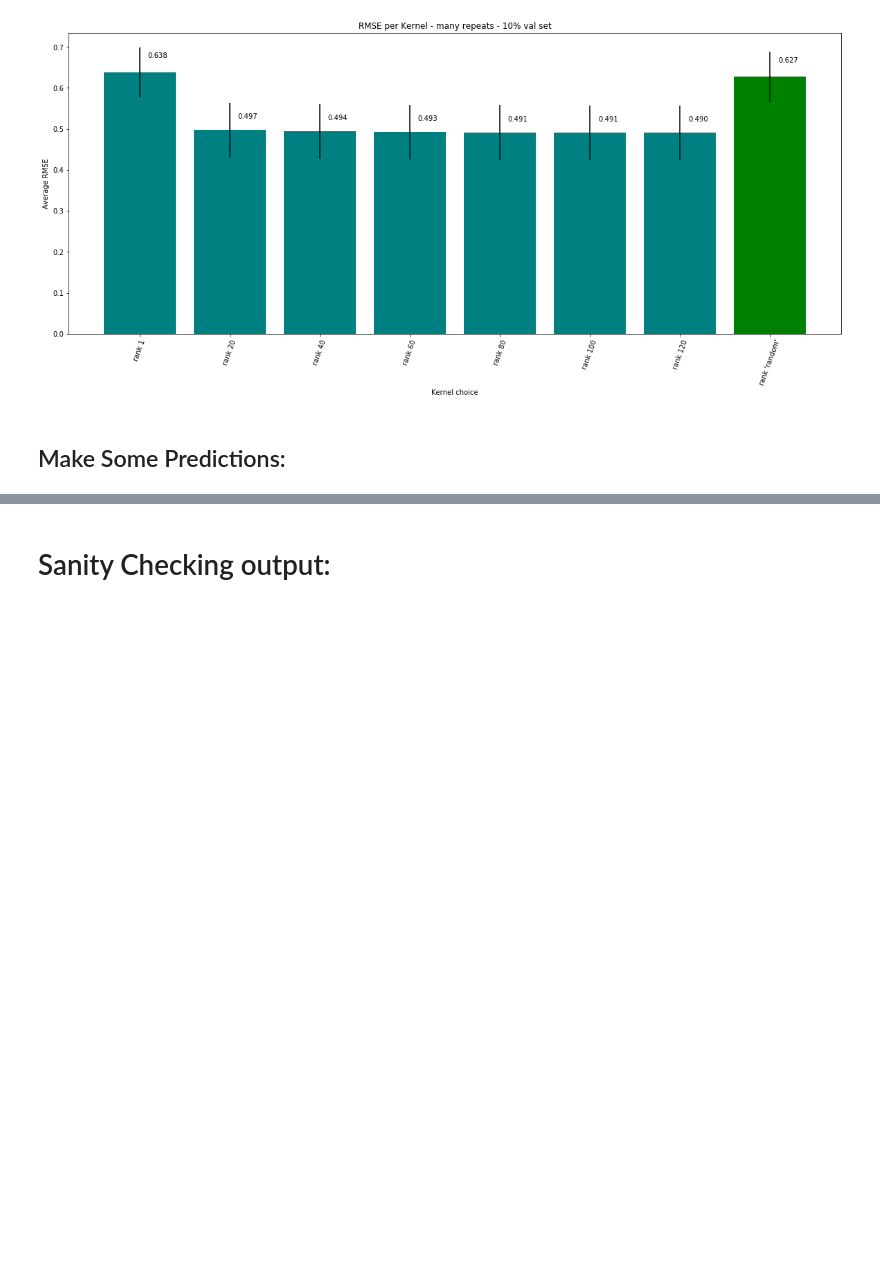
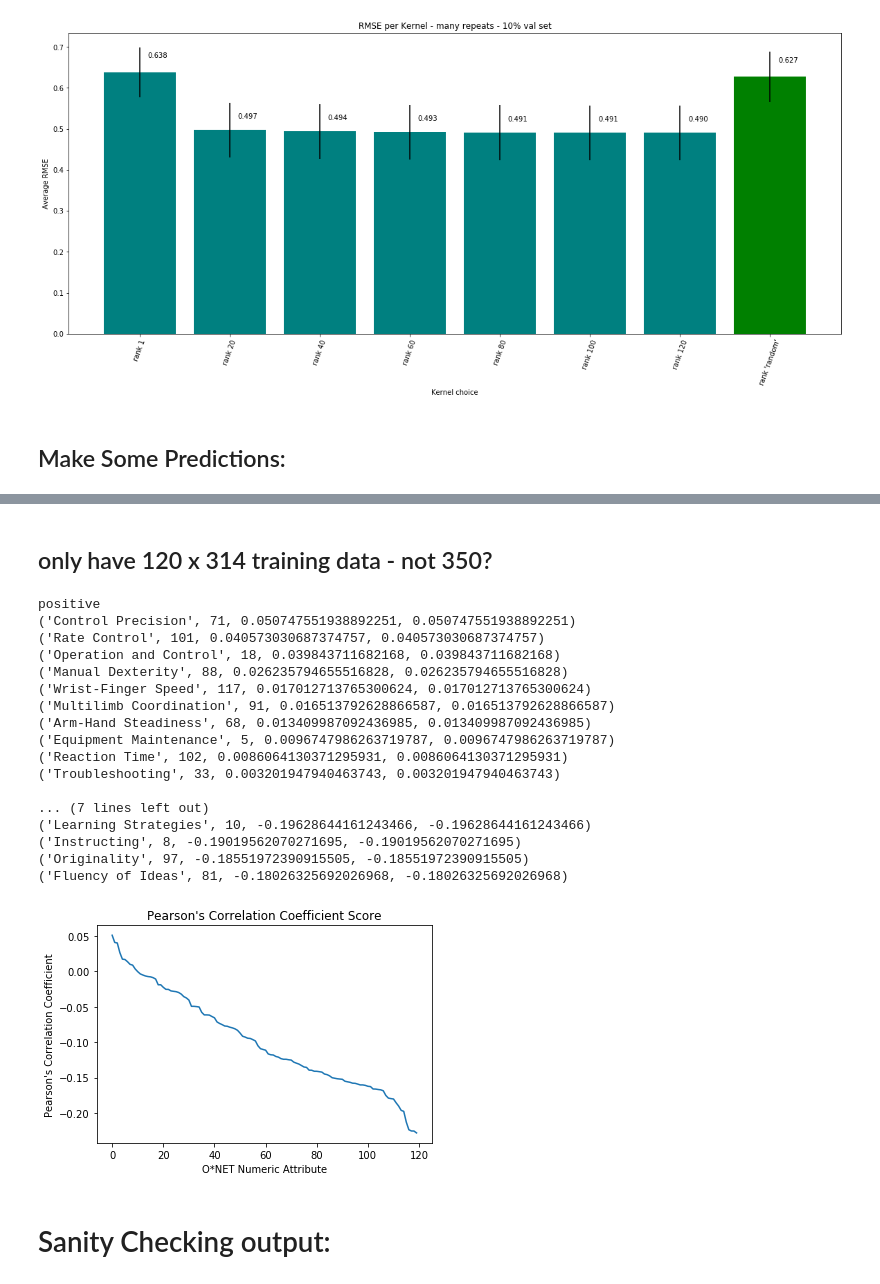
Before and after one commit to PDuckworth/FutureOf, a Jupyter notebook: FutureOfEmployment/GP_for_tasks_by_skills.ipynb, the cells around one changed output, grey strips where cells are left out. Drawn from its saved outputs; the diff is of its cells as text; code cells hidden in the pictures; blank space fills up the shorter version.

```diff
--- a/FutureOfEmployment/GP_for_tasks_by_skills.ipynb
+++ b/FutureOfEmployment/GP_for_tasks_by_skills.ipynb
@@ -691,3 +831,50 @@ y_pred, Vp = m.predict(x_test, full_cov=False)
+# %% [markdown]
+## only have 120 x 314 training data - not 350?
+# %%
+from scipy.stats import pearsonr
+
+(X, test, y) = data
+x_train = X[cols].as_matrix()
+X_n = (x_train-x_train.mean(axis=0))/x_train.std(axis=0)
+
+col_names = test.columns[2:]
+coefs_for_all = []
+for cnt, column in enumerate(X_n.T):
+    coef, p = pearsonr(column, y_train.reshape(314,))
+    coefs_for_all.append((col_names[cnt], cnt, coef, coef))
+
+l = [y[2] for y in sorted(coefs_for_all, key=lambda x: x[2])][::-1]
+
+plt.title("Pearson's Correlation Coefficient Score")
+plt.ylabel("Pearson's Correlation Coefficient")
+plt.xlabel("O*NET Numeric Attribute")
+plt.plot(xrange(120), l)
+
+print "positive"
+for i in [y for y in sorted(coefs_for_all, key=lambda x: x[2])[-10:]][::-1]:
+    print i
+print "\nnegative"
+for i in [y for y in sorted(coefs_for_all, key=lambda x: x[2])[:10]]:
+    print i
+# %% [output]
+positive
+('Control Precision', 71, 0.050747551938892251, 0.050747551938892251)
+('Rate Control', 101, 0.040573030687374757, 0.040573030687374757)
+('Operation and Control', 18, 0.039843711682168, 0.039843711682168)
+('Manual Dexterity', 88, 0.026235794655516828, 0.026235794655516828)
+('Wrist-Finger Speed', 117, 0.017012713765300624, 0.017012713765300624)
+('Multilimb Coordination', 91, 0.016513792628866587, 0.016513792628866587)
+('Arm-Hand Steadiness', 68, 0.013409987092436985, 0.013409987092436985)
+('Equipment Maintenance', 5, 0.0096747986263719787, 0.0096747986263719787)
+('Reaction Time', 102, 0.0086064130371295931, 0.0086064130371295931)
+('Troubleshooting', 33, 0.003201947940463743, 0.003201947940463743)
+
+... (7 lines left out)
+('Learning Strategies', 10, -0.19628644161243466, -0.19628644161243466)
+('Instructing', 8, -0.19019562070271695, -0.19019562070271695)
+('Originality', 97, -0.18551972390915505, -0.18551972390915505)
+('Fluency of Ideas', 81, -0.18026325692026968, -0.18026325692026968)
+[figure, added]
 # %% [markdown]
 # Sanity Checking output:
 # %%
```
Also changed, not shown: parts of 25 cells of this notebook, 6 other files.
